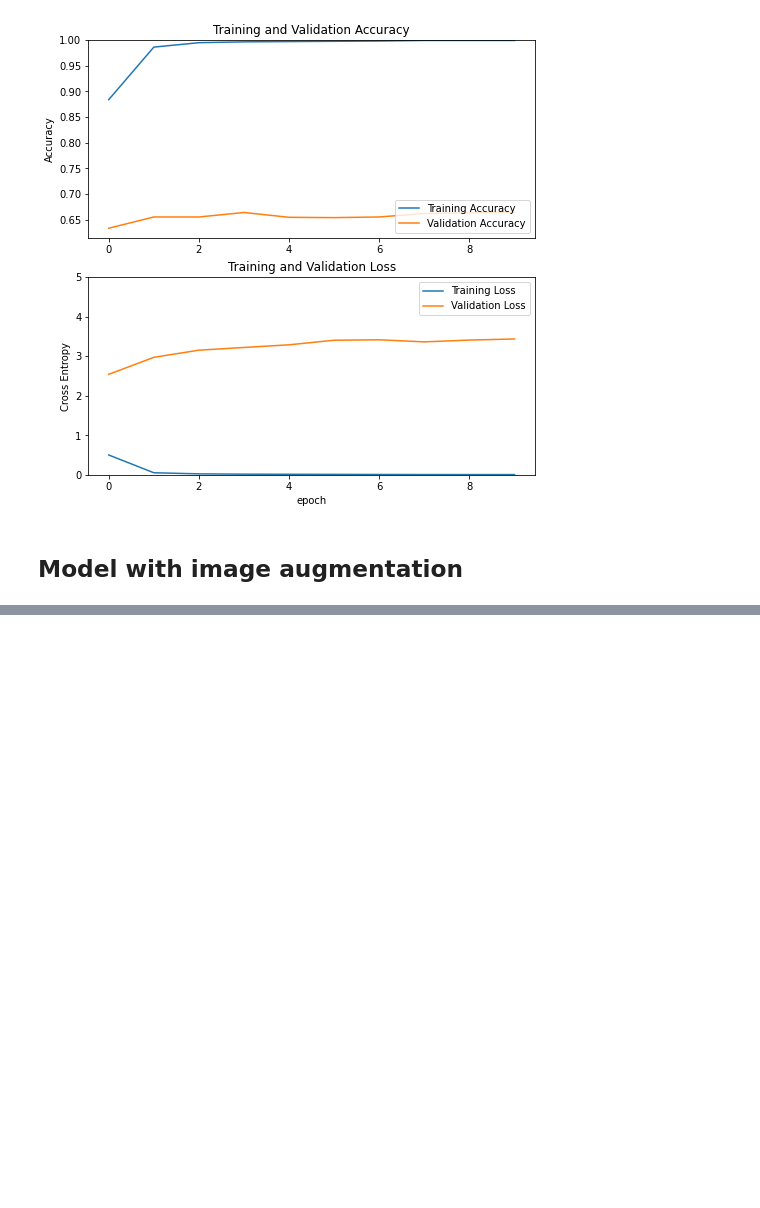
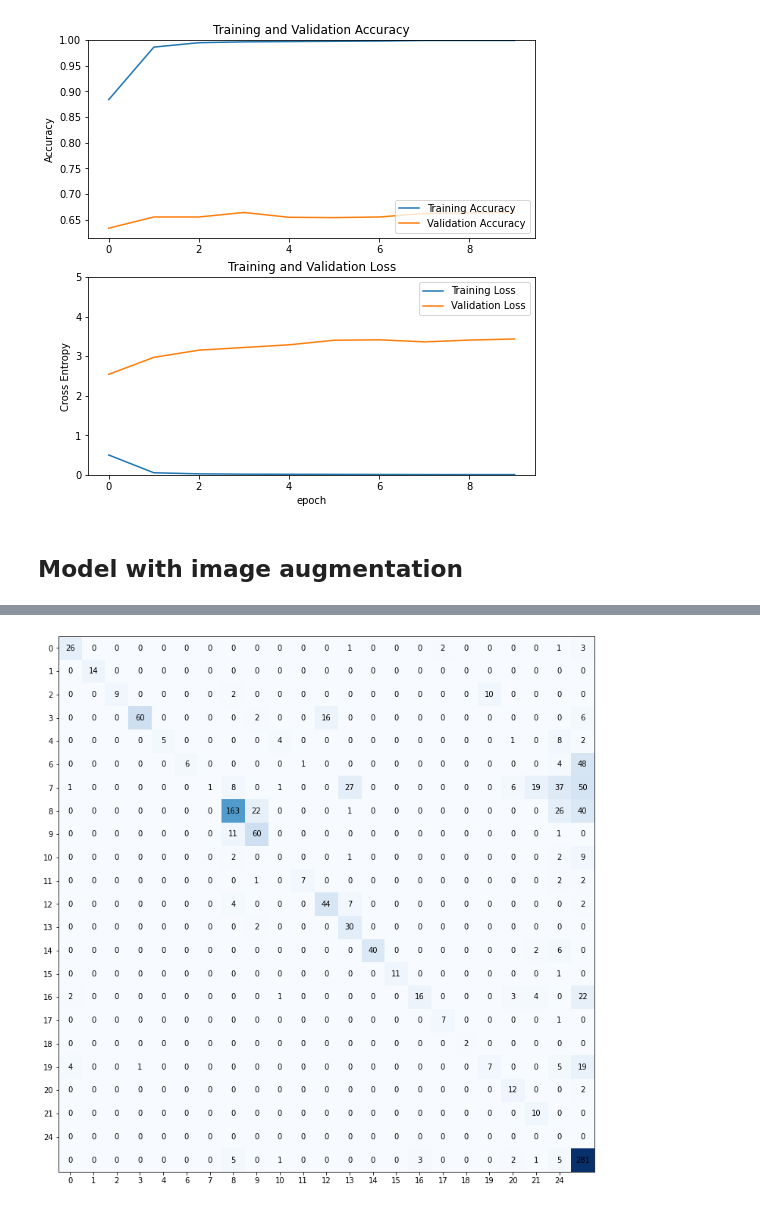
Before and after one commit to xinrui-wang1/MarsVision, a Jupyter notebook: Untitled.ipynb, the cells around one changed output, grey strips where cells are left out. Drawn from its saved outputs; the diff is of its cells as text; code cells hidden in the pictures; blank space fills up the shorter version.

```diff
--- a/Untitled.ipynb
+++ b/Untitled.ipynb
@@ -447,0 +418,12 @@ Name: 1, dtype: int64
+# %%
+TRAIN_STEPS_PER_EPOCH = len(df_tr)//BATCH_SIZE
+VAL_STEPS_PER_EPOCH = len(df_val)//BATCH_SIZE
+
+history = model.fit(
+    train_ds,
+    epochs= 10,
+    batch_size=BATCH_SIZE,
+    steps_per_epoch=None,
+    validation_data=val_ds,
+    validation_steps=None
+)
@@ -447,0 +451,20 @@ Name: 1, dtype: int64
+# %%
+pred = model.predict(test_ds)
+pred_class = np.argmax(pred, axis=1)
+# %%
+test_label = np.concatenate([y for x, y in test_ds], axis=0)
+# %%
+cf_matrix = confusion_matrix(test_label, pred_class)
+# %%
+plt.figure(figsize=(13,13))
+plt.imshow(cf_matrix, cmap=plt.cm.Blues)
+
+for i in range(23):
+    for j in range(23):
+        c = cf_matrix[j,i]
+        plt.text(i, j, str(c), va='center', ha='center')
+
+ax = plt.xticks(range(22), np.sort(df_test[1].unique()))
+ax = plt.yticks(range(22), np.sort(df_test[1].unique()))
+# %% [output]
+[figure, added]
```
Also changed, not shown: parts of 13 cells of this notebook.
